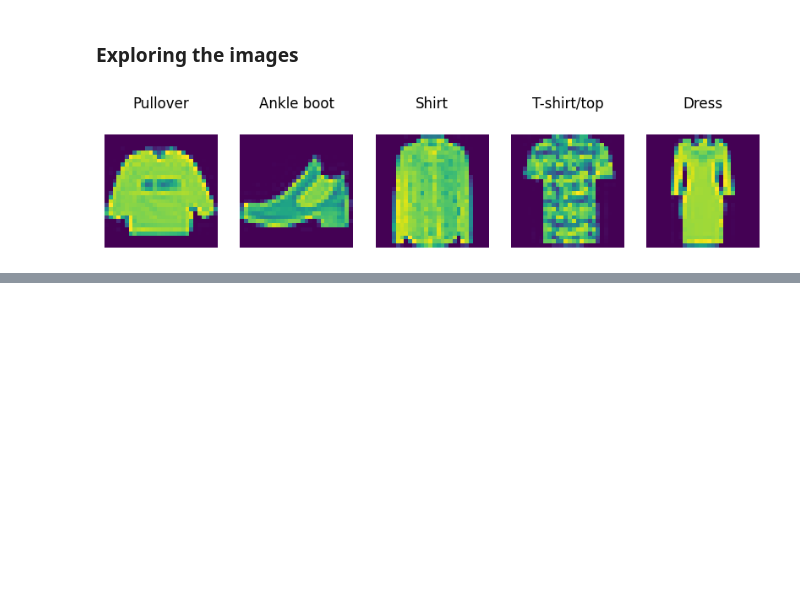
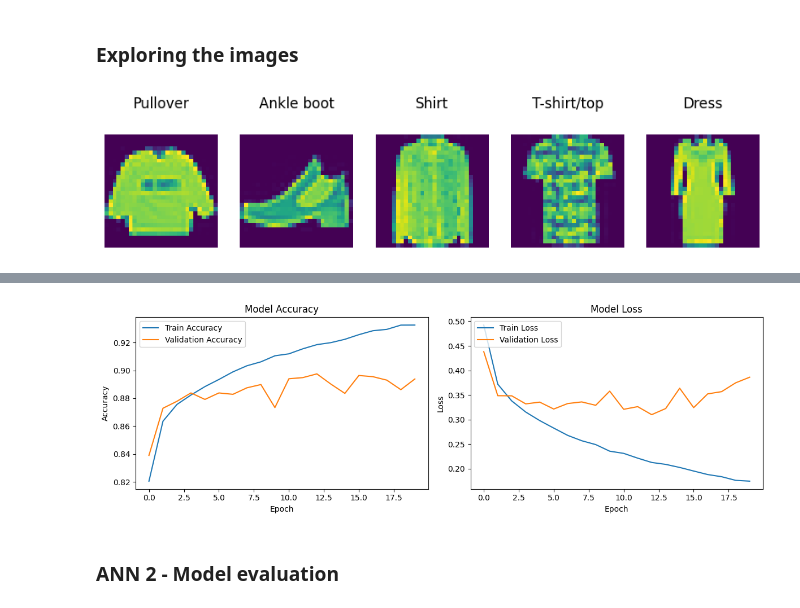
Before and after one commit to Act-Martin-Segovia/ANN---Classification, a Jupyter notebook: Fashion_MINST_Classification.ipynb, the cells around one changed output, grey strips where cells are left out. Saved outputs shown, nothing was run; the diff lists cells and outputs as text; code cells hidden in the pictures; blank space fills up the shorter version.

```diff
--- a/Fashion_MINST_Classification.ipynb
+++ b/Fashion_MINST_Classification.ipynb
@@ -169,0 +186,15 @@ Text(95.72222222222221, 0.5, 'Truth')
+# %%
+model_2 = keras.Sequential([
+  keras.layers.Dense(256, input_shape=(784,), activation='relu'),
+  keras.layers.Dense(128, activation='relu'),
+  keras.layers.Dense(64, activation='relu'),
+  keras.layers.Dense(10, activation='softmax')
+])
+
+model_2.compile(
+    optimizer=keras.optimizers.Adam(learning_rate=0.001),
+    loss='sparse_categorical_crossentropy',
+    metrics=['accuracy']
+)
+
+training_history_2 = model_2.fit(X_train, y_train, epochs=20, batch_size = 32, validation_split=0.1)
@@ -169,0 +220,28 @@ Text(95.72222222222221, 0.5, 'Truth')
+# %%
+# Plot training & validation accuracy values
+plt.figure(figsize=(12, 4))
+
+# Training Accuracy
+plt.subplot(1, 2, 1)
+plt.plot(training_history_2.history['accuracy'], label='Train Accuracy')
+plt.plot(training_history_2.history['val_accuracy'], label='Validation Accuracy')
+plt.title('Model Accuracy')
+plt.ylabel('Accuracy')
+plt.xlabel('Epoch')
+plt.legend(loc='upper left')
+
+# Training Loss
+plt.subplot(1, 2, 2)
+plt.plot(training_history_2.history['loss'], label='Train Loss')
+plt.plot(training_history_2.history['val_loss'], label='Validation Loss')
+plt.title('Model Loss')
+plt.ylabel('Loss')
+plt.xlabel('Epoch')
+plt.legend(loc='upper left')
+
+plt.tight_layout()
+plt.show()
+# %% [output]
+[figure, added]
+# %% [markdown]
+### ANN 2 - Model evaluation
```
Also changed, not shown: parts of 26 cells of this notebook, 1 other file.
